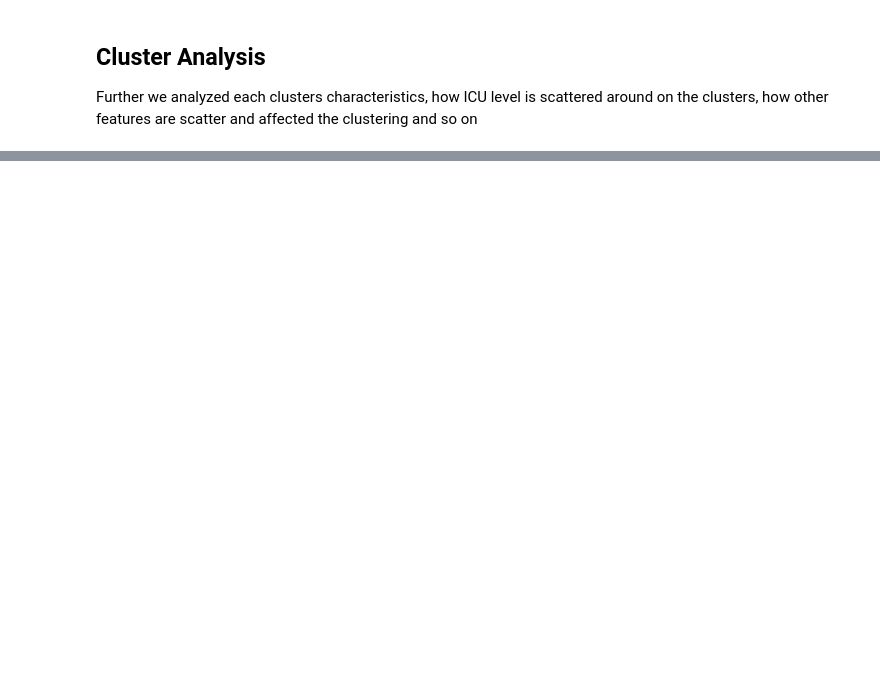
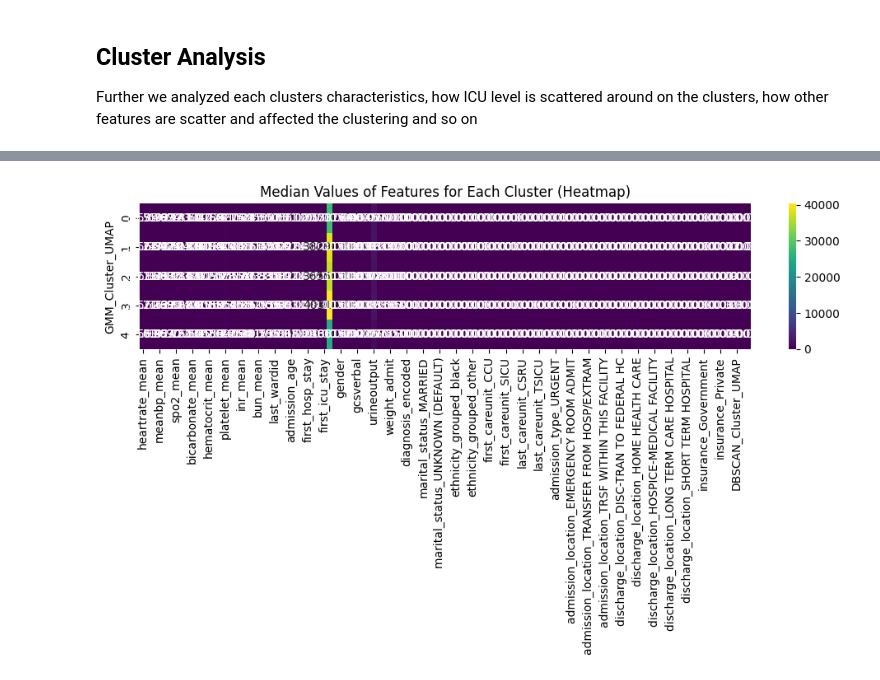
Before and after one commit to MemphiS047/icu-flow-prediction, a Jupyter notebook: script/clustering.ipynb, the cells around one changed output, grey strips where cells are left out. Drawn from its saved outputs; the diff is of its cells as text; code cells hidden in the pictures; blank space fills up the shorter version.

```diff
--- a/script/clustering.ipynb
+++ b/script/clustering.ipynb
@@ -353,0 +328,3 @@ print(f"F-statistic: {f_statistic}, p-value: {p_value}")
+# %%
+cluster_medians = grouped_clusters.median()
+cluster_medians
@@ -353,0 +340,8 @@ print(f"F-statistic: {f_statistic}, p-value: {p_value}")
+# %%
+plt.figure(figsize=(10, 6))
+sns.heatmap(cluster_medians, cmap='viridis', annot=True, fmt='.2f')
+plt.title('Median Values of Features for Each Cluster (Heatmap)')
+plt.tight_layout()
+plt.show()
+# %% [output]
+[figure, added]
```
Also changed, not shown: parts of 32 cells of this notebook, 7 other files.
